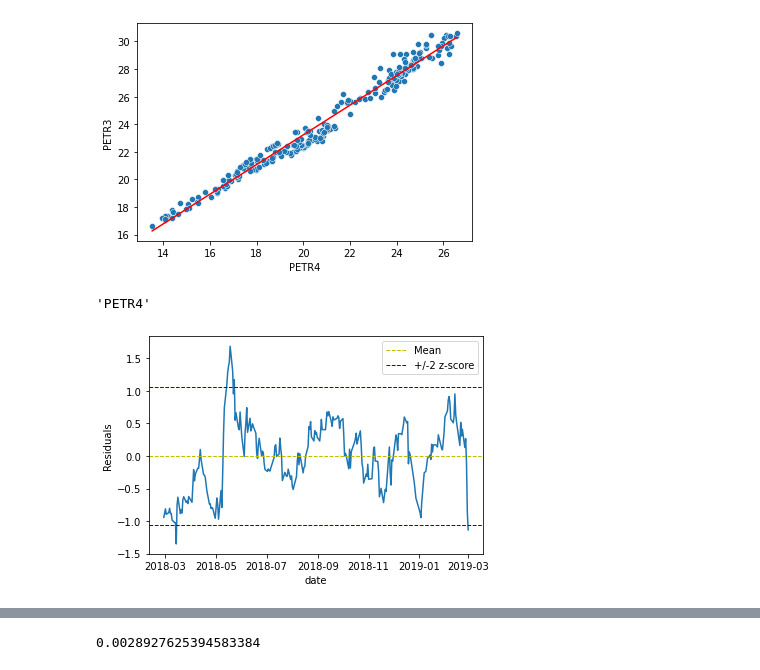
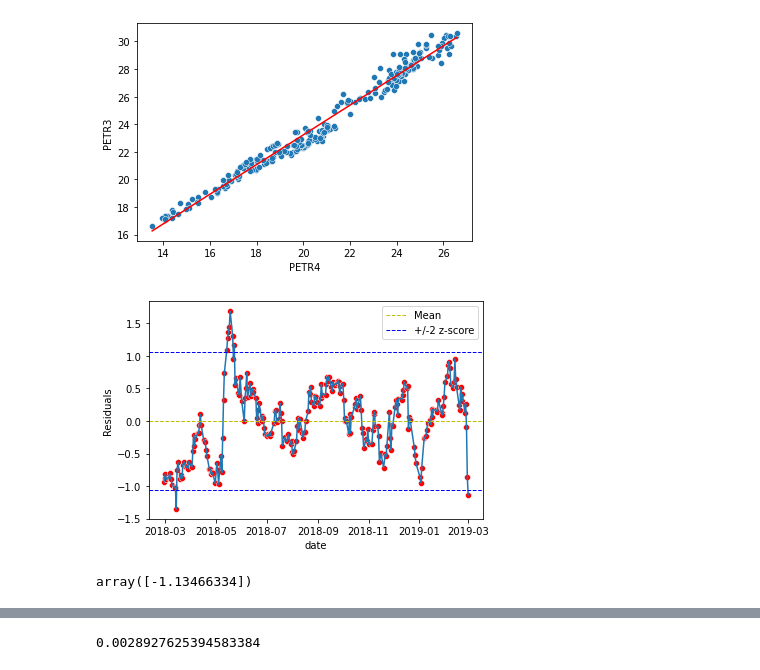
Before and after one commit to CorreaWillian/cointegration, a Jupyter notebook: testing_notebook.ipynb, the cells around one changed output, grey strips where cells are left out. Cells and saved outputs as stored; diff of their text form; code cells hidden in the pictures.

```diff
--- a/testing_notebook.ipynb
+++ b/testing_notebook.ipynb
@@ -150,10 +131,6 @@ sns.lineplot(x=bd['PETR4'], y=reg.fittedvalues, color='red')
 plt.show()
 # %% [output]
 [figure]
-# %%
-bd['PETR4'].name
-# %% [output]
-'PETR4'
 # %%
 resid = reg.resid
 resid_mean = resid.mean()
@@ -162,15 +139,21 @@ upper = resid.std() * k
 lower = resid.std() * -k
 # %%
 sns.lineplot(y=resid, x=resid.index)
+sns.scatterplot(y=resid, x=resid.index, color='red')
+
 
 plt.axhline(y=resid_mean, color='y', linestyle='--', linewidth=1, label='Mean')
 plt.axhline(y=upper,   color='b', linestyle='--', linewidth=1, label=f'+/-{k} z-score')
 plt.axhline(y=lower, color='b', linestyle='--', linewidth=1, label='_nolegend_')
 
 plt.xlabel('date')
 plt.ylabel('Residuals')
 
 plt.legend()
 plt.show()
 # %% [output]
-[figure, old version]
+[figure, new version]
+# %%
+28.4274-reg.predict([1, 25.8945])
+# %% [output]
+array([-1.13466334])
```
Also changed, not shown: parts of 51 cells of this notebook, 13 other files.
